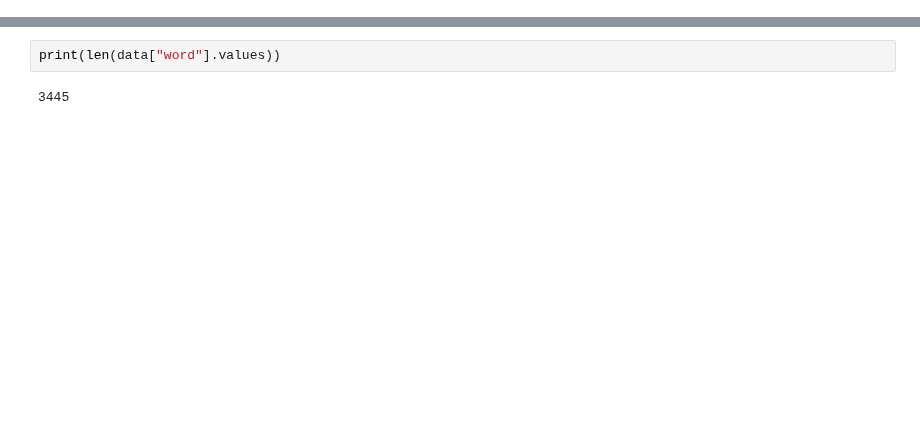
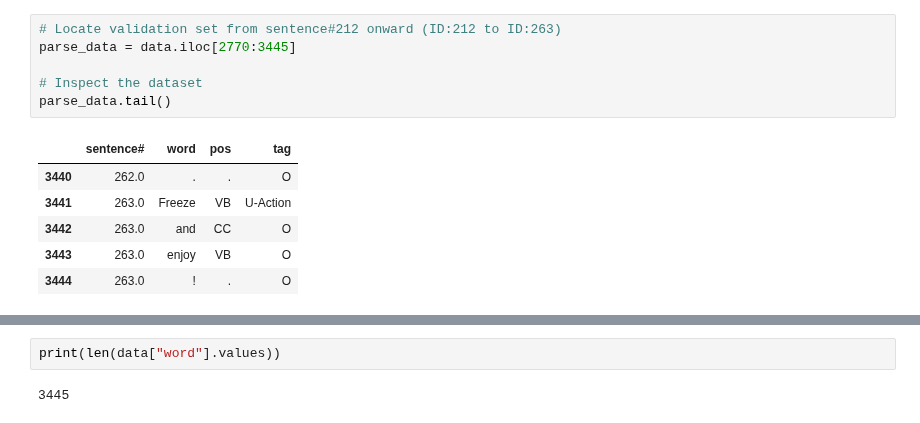
Before and after one commit to sheldonsebastian/NLP-Project, a Jupyter notebook: CRF-Suite.ipynb, the cells around one changed output, grey strips where cells are left out. Saved outputs shown, nothing was run; the diff lists cells and outputs as text; blank space fills up the shorter version.

Commit message:
Update dependency parser

```diff
--- a/CRF-Suite.ipynb
+++ b/CRF-Suite.ipynb
@@ -75,0 +88,13 @@ data.head(10)
+# %%
+# Locate validation set from sentence#212 onward (ID:212 to ID:263)
+parse_data = data.iloc[2770:3445]
+
+# Inspect the dataset
+parse_data.tail()
+# %% [output]
+|  | sentence# | word | pos | tag |
+| 3440 | 262.0 | . | . | O |
+| 3441 | 263.0 | Freeze | VB | U-Action |
+| 3442 | 263.0 | and | CC | O |
+| 3443 | 263.0 | enjoy | VB | O |
+| 3444 | 263.0 | ! | . | O |
```
Also changed, not shown: parts of 11 cells of this notebook.
